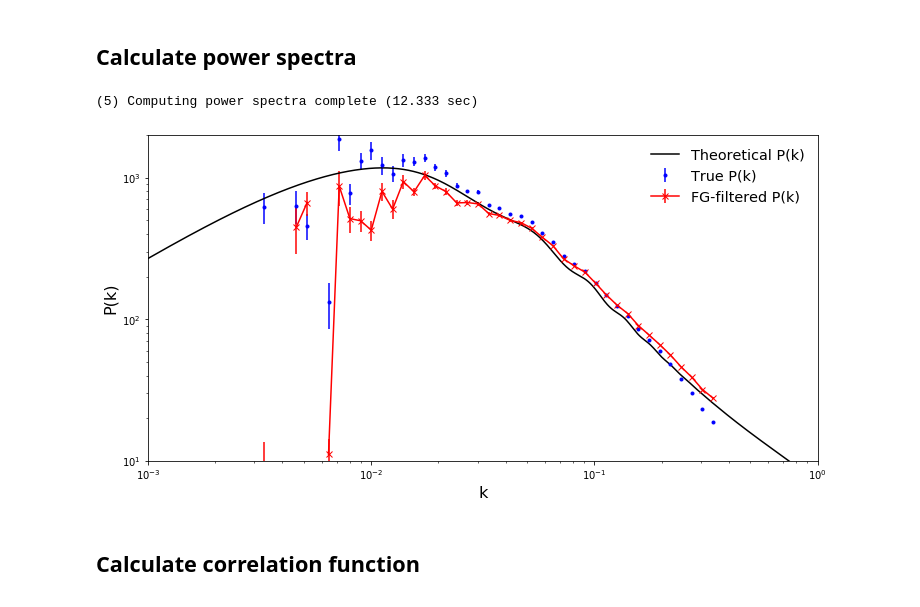
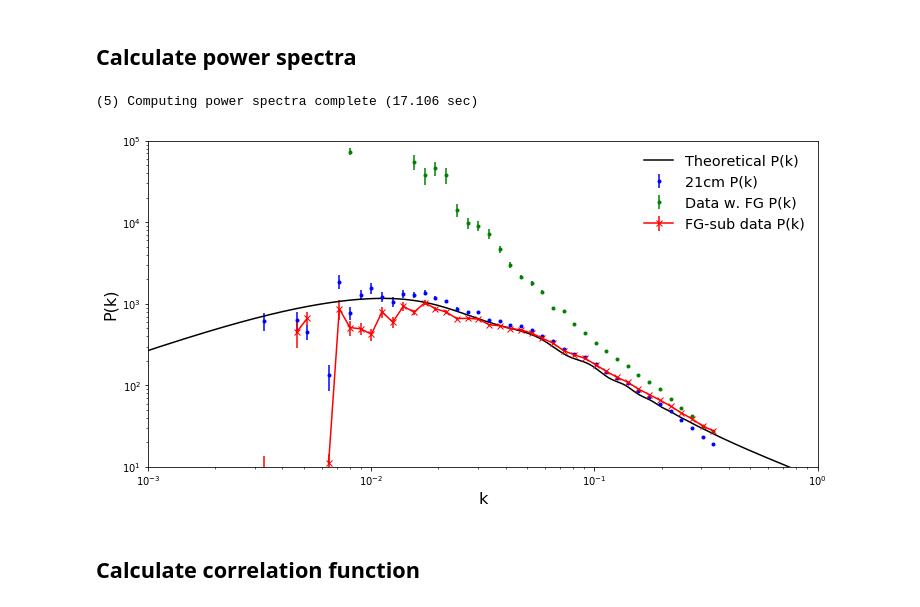
Before and after one commit to philbull/FastBox, a Jupyter notebook: Example end-to-end analysis.ipynb, the cells around one changed output. Drawn from its saved outputs; the diff is of its cells as text; code cells hidden in the pictures.

```diff
--- a/Example end-to-end analysis.ipynb
+++ b/Example end-to-end analysis.ipynb
@@ -199,34 +199,40 @@ plt.gcf().set_size_inches((14., 5.))
 # %%
 t0 = time.time()
 
-# Power spectra: input signal, FG-filtered, theory
+# Subtract mean (as a function of frequency) from the data
+mean_freq = np.mean(data_cube.reshape(-1, data_cube.shape[-1]), axis=0)
+mean_sub_data = data_cube - mean_freq[np.newaxis,np.newaxis,:]
+
+# Power spectra: input cosmo signal, data, FG-filtered data, theory
 sig_k, sig_pk, sig_stddev = box.binned_power_spectrum(delta_x=signal_cube, nbins=50)
+data_k, data_pk, data_stddev = box.binned_power_spectrum(delta_x=mean_sub_data, nbins=50)
 proc_k, proc_pk, proc_stddev = box.binned_power_spectrum(delta_x=cleaned_cube, nbins=50)
 th_k, th_pk = box.theoretical_power_spectrum()
 
 print("(5) Computing power spectra complete (%3.3f sec)" % (time.time()-t0))
 # %% [output]
-(5) Computing power spectra complete (12.333 sec)
+(5) Computing power spectra complete (17.106 sec)
 # %%
 # Amplitude factor (for theoretical spectrum)
 amp_fac = (tracer.signal_amplitude() * tracer.bias_HI())**2. # FIXME: No RSD contrib.
 
 # Plot power spectra
 plt.subplot(111)
 plt.plot(th_k, th_pk * amp_fac, 'k-', label="Theoretical P(k)")
-plt.errorbar(sig_k, sig_pk, yerr=sig_stddev, color='b', marker='.', ls='none', label="True P(k)")
-plt.errorbar(proc_k, proc_pk, yerr=proc_stddev, color='r', marker='x', label="FG-filtered P(k)")
+plt.errorbar(sig_k, sig_pk, yerr=sig_stddev, color='b', marker='.', ls='none', label="21cm P(k)")
+plt.errorbar(data_k, data_pk, yerr=data_stddev, color='g', marker='.', ls='none', label="Data w. FG P(k)")
+plt.errorbar(proc_k, proc_pk, yerr=proc_stddev, color='r', marker='x', label="FG-sub data P(k)")
 plt.legend(loc='upper right', frameon=False, prop={'size':'x-large'})
 plt.xlim((1e-3, 1e0))
-plt.ylim((1e1, 2e3))
+plt.ylim((1e1, 1e5))
 plt.xscale('log')
 plt.yscale('log')
 plt.xlabel("k", size=16)
 plt.ylabel("P(k)", size=16)
 
 plt.gcf().set_size_inches((12., 6.))
 # %% [output]
-[figure, old version]
+[figure, new version]
 # %% [markdown]
 ## Calculate correlation function
 # %%
```
Also changed, not shown: parts of 6 cells of this notebook, 1 other file.
